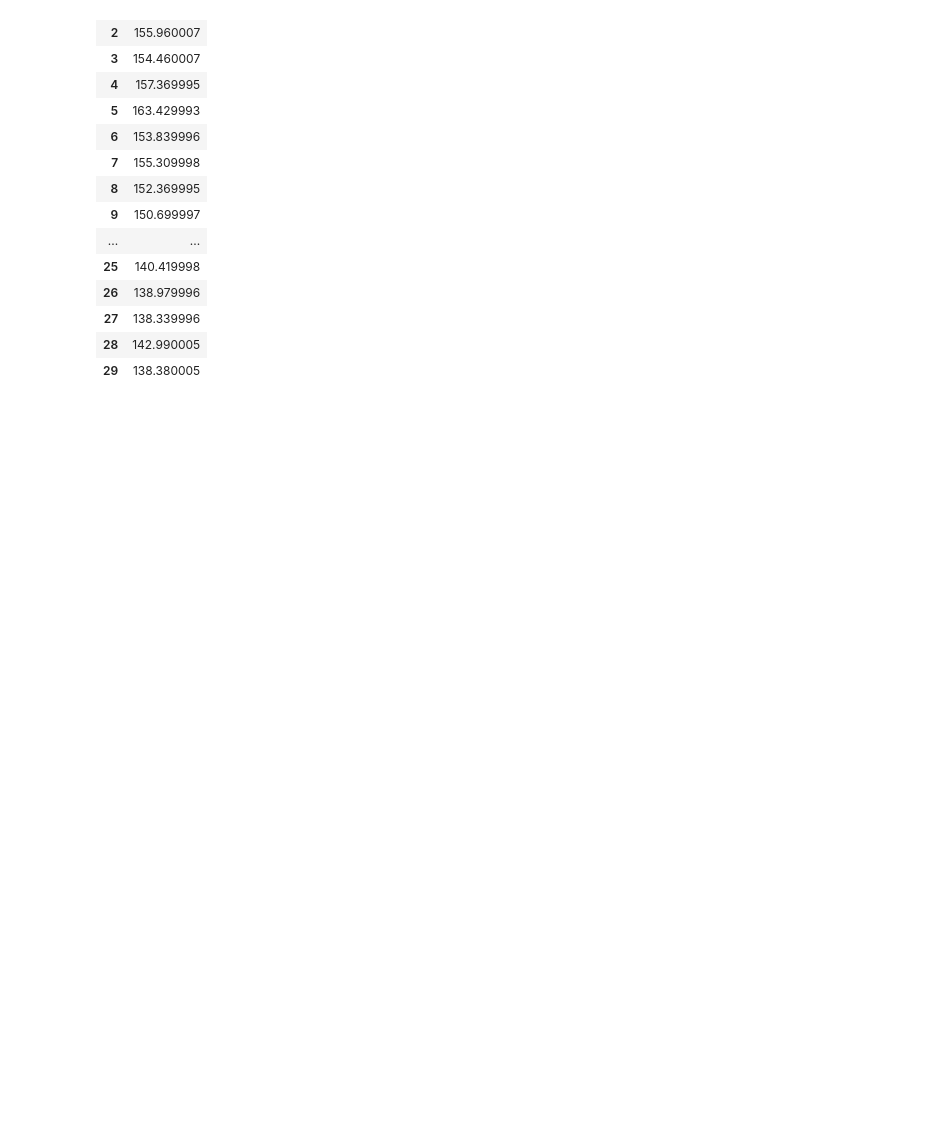
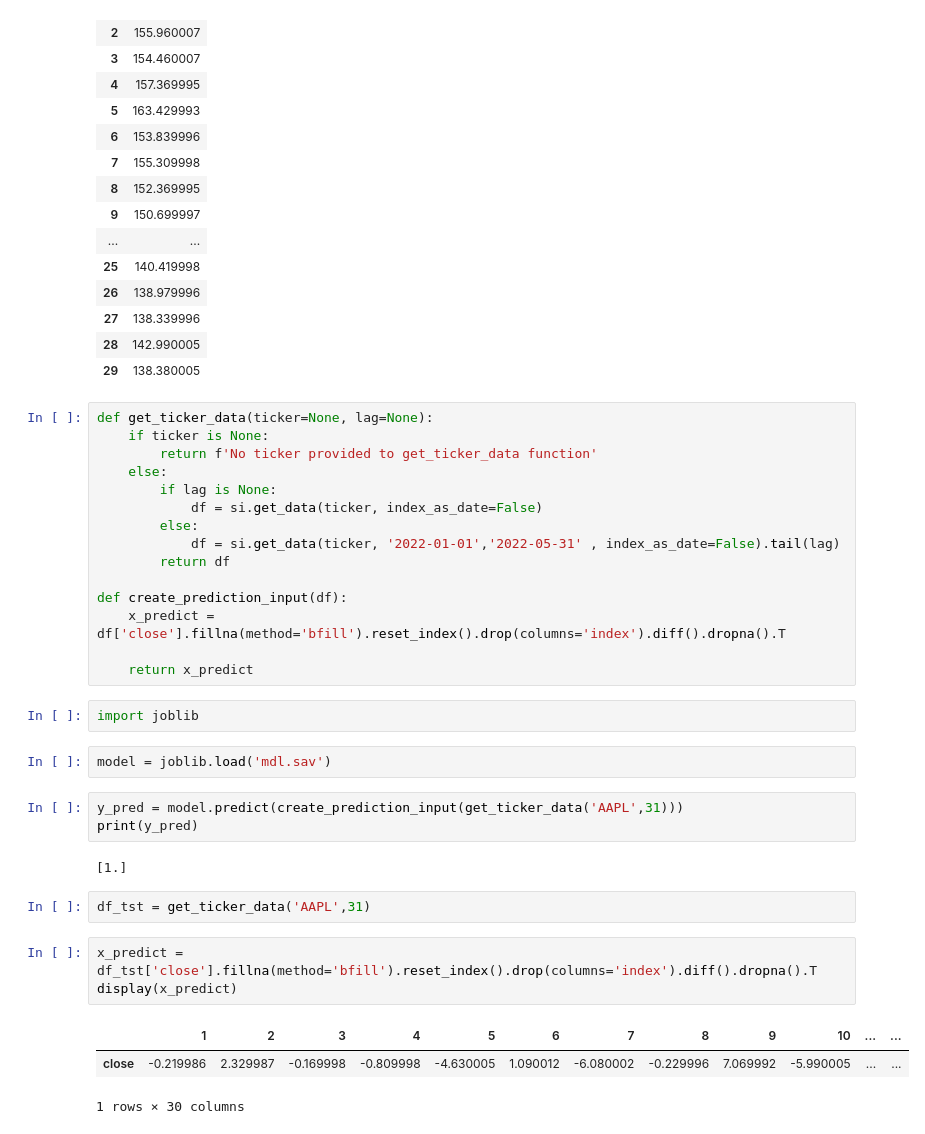
Before and after one commit to kiazydjan/ycng228-project, a Jupyter notebook: Scripts/Draft.ipynb, the cells around one changed output. Saved outputs shown, nothing was run; the diff lists cells and outputs as text; blank space fills up the shorter version.

Commit message:
Added forgotten step to data transform and adjusted modules

```diff
--- a/Scripts/Draft.ipynb
+++ b/Scripts/Draft.ipynb
@@ -106,3 +104,36 @@ display(df3)
 | 27 | 138.339996 |
 | 28 | 142.990005 |
 | 29 | 138.380005 |
+# %%
+def get_ticker_data(ticker=None, lag=None):
+    if ticker is None:
+        return f'No ticker provided to get_ticker_data function'
+    else:
+        if lag is None:
+            df = si.get_data(ticker, index_as_date=False)
+        else:
+            df = si.get_data(ticker, '2022-01-01','2022-05-31' , index_as_date=False).tail(lag)
+        return df
+
+def create_prediction_input(df):
+    x_predict = df['close'].fillna(method='bfill').reset_index().drop(columns='index').diff().dropna().T
+
+    return x_predict
+# %%
+import joblib
+# %%
+model = joblib.load('mdl.sav')
+# %%
+y_pred = model.predict(create_prediction_input(get_ticker_data('AAPL',31)))
+print(y_pred)
+# %% [output]
+[1.]
+# %%
+df_tst = get_ticker_data('AAPL',31)
+# %%
+x_predict = df_tst['close'].fillna(method='bfill').reset_index().drop(columns='index').diff().dropna().T
+display(x_predict)
+# %% [output]
+|  | 1 | 2 | 3 | 4 | 5 | 6 | 7 | 8 | 9 | 10 | ... | ... |
+| close | -0.219986 | 2.329987 | -0.169998 | -0.809998 | -4.630005 | 1.090012 | -6.080002 | -0.229996 | 7.069992 | -5.990005 | ... | ... |
+1 rows × 30 columns
```
Also changed, not shown: parts of 4 cells of this notebook, 3 other files.
